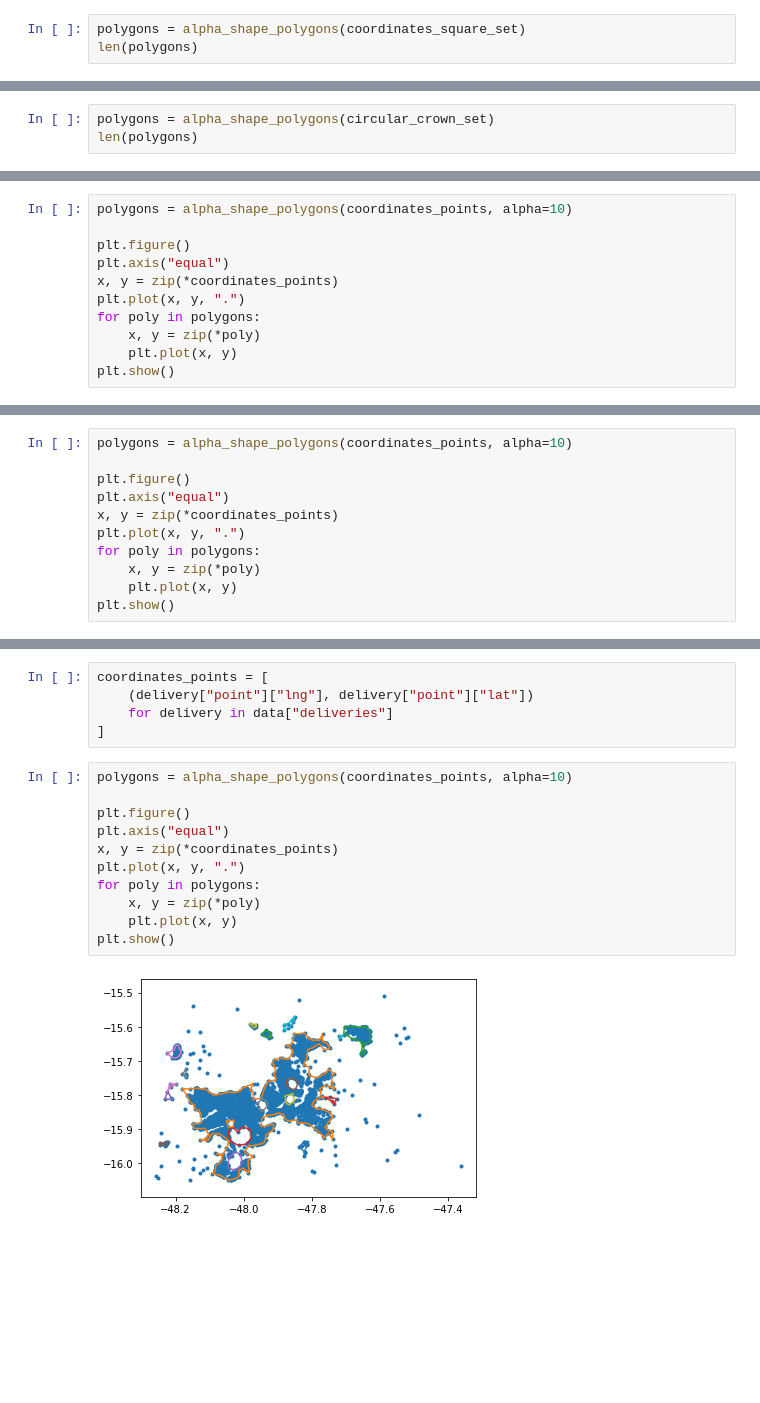
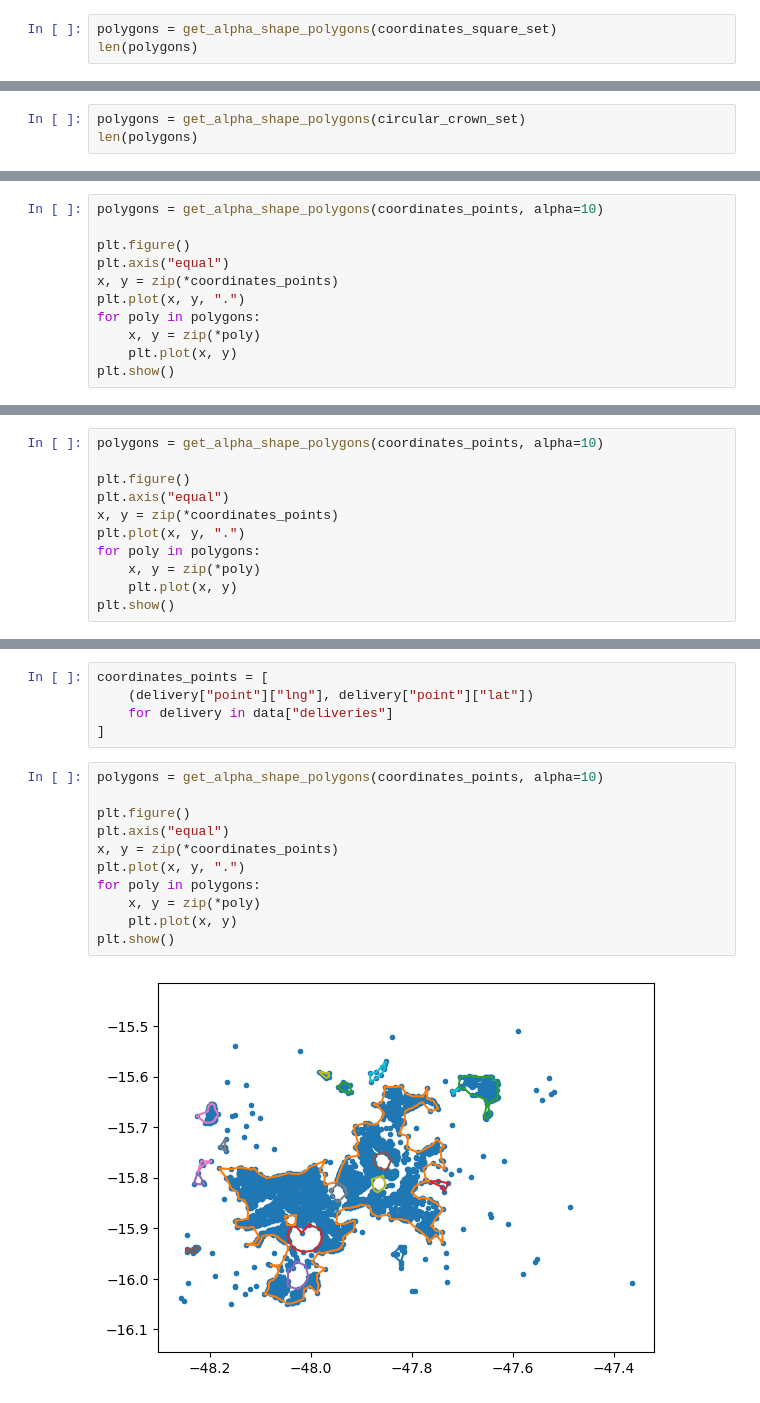
Before and after one commit to luanleonardo/concave_uhull, a Jupyter notebook: visual_tests_concave_uhull.ipynb, the cells around one changed output, grey strips where cells are left out. Cells and saved outputs as stored; diff of their text form; blank space fills up the shorter version.

```diff
--- a/visual_tests_concave_uhull.ipynb
+++ b/visual_tests_concave_uhull.ipynb
@@ -15,5 +15,5 @@ plt.plot(x, y, ".")
 # %%
-polygons = alpha_shape_polygons(coordinates_square_set)
+polygons = get_alpha_shape_polygons(coordinates_square_set)
 len(polygons)
 # %% [output]
 50
@@ -54,5 +54,5 @@ plt.plot(x, y, ".")
 # %%
-polygons = alpha_shape_polygons(circular_crown_set)
+polygons = get_alpha_shape_polygons(circular_crown_set)
 len(polygons)
 # %% [output]
 3
@@ -83,7 +83,7 @@ coordinates_points = [
     for delivery in data["deliveries"]
 ]
 # %%
-polygons = alpha_shape_polygons(coordinates_points, alpha=10)
+polygons = get_alpha_shape_polygons(coordinates_points, alpha=10)
 
 plt.figure()
 plt.axis("equal")
@@ -111,7 +111,7 @@ coordinates_points = [
     for delivery in data["deliveries"]
 ]
 # %%
-polygons = alpha_shape_polygons(coordinates_points, alpha=10)
+polygons = get_alpha_shape_polygons(coordinates_points, alpha=10)
 
 plt.figure()
 plt.axis("equal")
@@ -139,15 +139,15 @@ coordinates_points = [
     for delivery in data["deliveries"]
 ]
 # %%
-polygons = alpha_shape_polygons(coordinates_points, alpha=10)
+polygons = get_alpha_shape_polygons(coordinates_points, alpha=10)
 
 plt.figure()
 plt.axis("equal")
 x, y = zip(*coordinates_points)
 plt.plot(x, y, ".")
 for poly in polygons:
     x, y = zip(*poly)
     plt.plot(x, y)
 plt.show()
 # %% [output]
-[figure, old version]
+[figure, new version]
```
Also changed, not shown: parts of 7 cells of this notebook, 4 other files.
